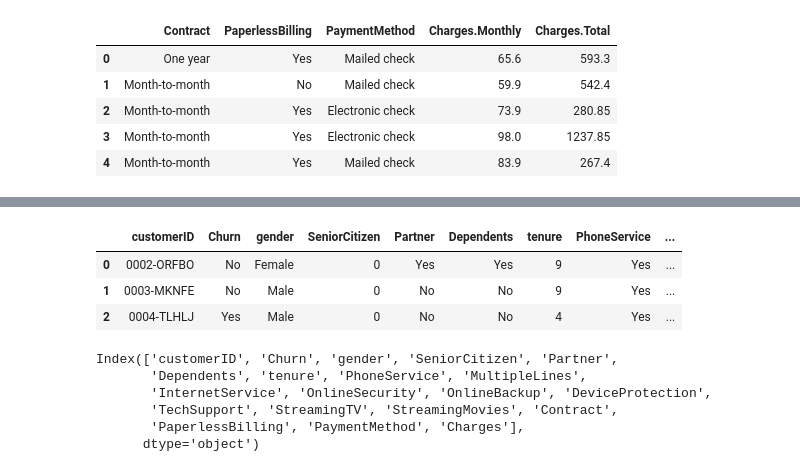
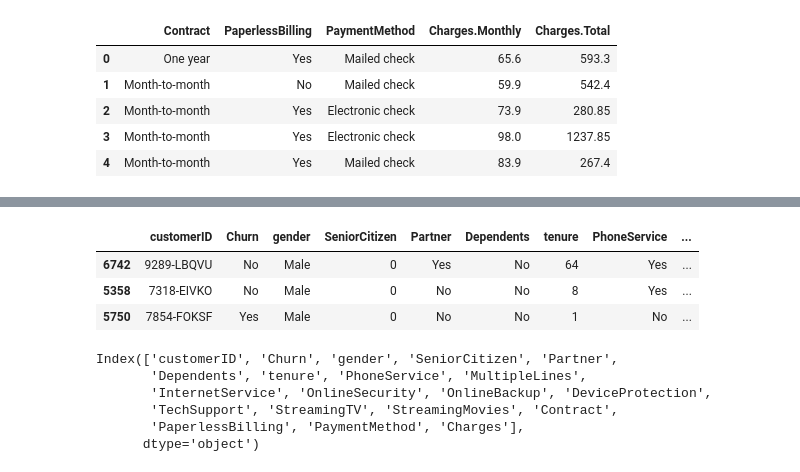
Before and after one commit to JuanMorales765/Challenge-Telecom-X, a Jupyter notebook: Challenge Telecom X análisis de evasión de clientes/TelecomXLATAM.ipynb, the cells around one changed output, grey strips where cells are left out. Saved outputs shown, nothing was run; the diff lists cells and outputs as text; code cells hidden in the pictures.

```diff
--- a/Challenge Telecom X análisis de evasión de clientes/TelecomXLATAM.ipynb
+++ b/Challenge Telecom X análisis de evasión de clientes/TelecomXLATAM.ipynb
@@ -9,2 +10,2 @@ import numpy as np
 # %%
-datos = pd.read_json('https://raw.githubusercontent.com/alura-cursos/challenge2-data-science-LATAM/refs/heads/main/TelecomX_Data.json')
+datos = pd.read_json('https://raw.githubusercontent.com/ingridcristh/challenge2-data-science-LATAM/main/TelecomX_Data.json')
@@ -94,0 +111,15 @@ account_df.head()
+# %%
+# Expandimos cada columna que contiene un diccionario
+customer_df = datos['customer'].apply(pd.Series)
+phone_df = datos['phone'].apply(pd.Series)
+internet_df = datos['internet'].apply(pd.Series)
+account_df = datos['account'].apply(pd.Series)
+
+# Combinamos todo con las columnas originales no-anidadas
+datos_normalizados = pd.concat([
+    datos[['customerID', 'Churn']],  # columnas no anidadas
+    customer_df,
+    phone_df,
+    internet_df,
+    account_df
+], axis=1)
@@ -110,10 +204,10 @@ datos_normalizados = pd.concat([
 # %%
-datos_normalizados.head(3)
+datos_normalizados.sample(3)
 # %% [output]
 |  | customerID | Churn | gender | SeniorCitizen | Partner | Dependents | tenure | PhoneService | ... |
-| 0 | 0002-ORFBO | No | Female | 0 | Yes | Yes | 9 | Yes | ... |
-| 1 | 0003-MKNFE | No | Male | 0 | No | No | 9 | Yes | ... |
-| 2 | 0004-TLHLJ | Yes | Male | 0 | No | No | 4 | Yes | ... |
+| 6742 | 9289-LBQVU | No | Male | 0 | Yes | No | 64 | Yes | ... |
+| 5358 | 7318-EIVKO | No | Male | 0 | No | No | 8 | Yes | ... |
+| 5750 | 7854-FOKSF | Yes | Male | 0 | No | No | 1 | No | ... |
 # %%
 datos_normalizados.columns
 # %% [output]
```
Also changed, not shown: parts of 96 cells of this notebook.
